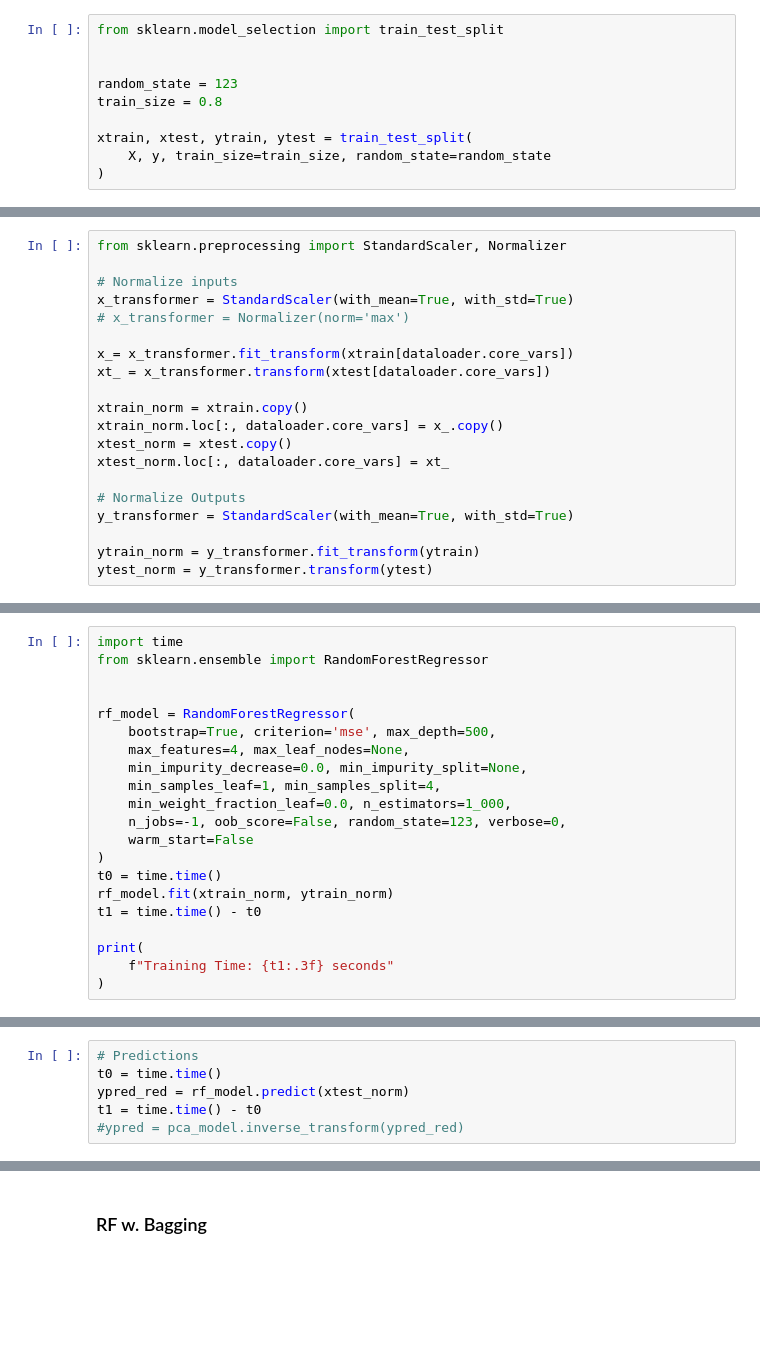
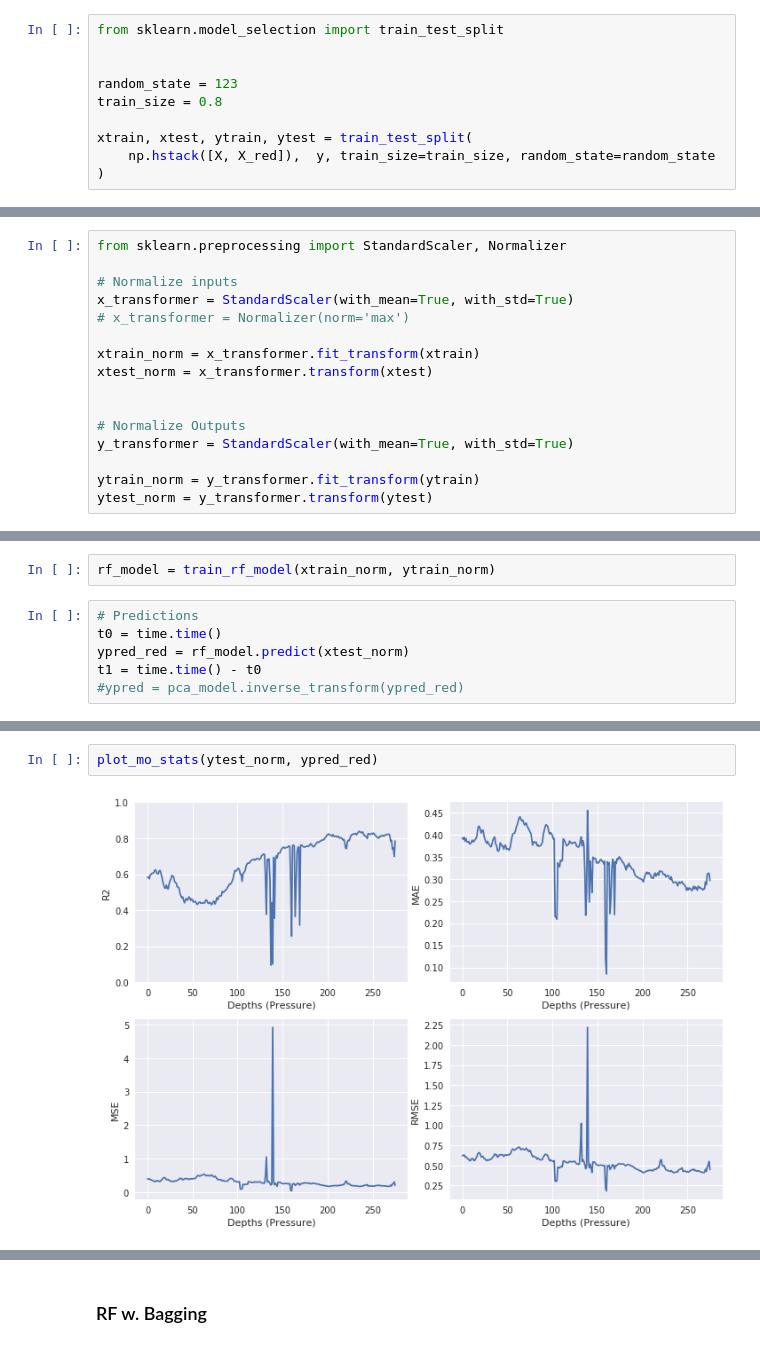
Before and after one commit to IPL-UV/ml4ocean, a Jupyter notebook: notebooks/3_models/1_control_baseline.ipynb, the cells around one changed output, grey strips where cells are left out. Drawn from its saved outputs; the diff is of its cells as text; blank space fills up the shorter version.

```diff
--- a/notebooks/3_models/1_control_baseline.ipynb
+++ b/notebooks/3_models/1_control_baseline.ipynb
@@ -97,7 +124,7 @@ random_state = 123
 train_size = 0.8
 
 xtrain, xtest, ytrain, ytest = train_test_split(
-    X, y, train_size=train_size, random_state=random_state
+    np.hstack([X, X_red]),  y, train_size=train_size, random_state=random_state
 )
 # %% [markdown]
 ### Step VI - Normalize Data
@@ -108,13 +135,9 @@ from sklearn.preprocessing import StandardScaler, Normalizer
 x_transformer = StandardScaler(with_mean=True, with_std=True)
 # x_transformer = Normalizer(norm='max')
 
-x_= x_transformer.fit_transform(xtrain[dataloader.core_vars])
-xt_ = x_transformer.transform(xtest[dataloader.core_vars])
+xtrain_norm = x_transformer.fit_transform(xtrain)
+xtest_norm = x_transformer.transform(xtest)
 
-xtrain_norm = xtrain.copy()
-xtrain_norm.loc[:, dataloader.core_vars] = x_.copy()
-xtest_norm = xtest.copy()
-xtest_norm.loc[:, dataloader.core_vars] = xt_
 
 # Normalize Outputs
 y_transformer = StandardScaler(with_mean=True, with_std=True)
@@ -140,21 +150,0 @@ xtrain_norm.describe()
-# %%
-import time
-from sklearn.ensemble import RandomForestRegressor
-
-
-rf_model = RandomForestRegressor(
-    bootstrap=True, criterion='mse', max_depth=500,
-    max_features=4, max_leaf_nodes=None,
-    min_impurity_decrease=0.0, min_impurity_split=None,
-    min_samples_leaf=1, min_samples_split=4,
-    min_weight_fraction_leaf=0.0, n_estimators=1_000,
-    n_jobs=-1, oob_score=False, random_state=123, verbose=0,
-    warm_start=False
-)
-t0 = time.time()
-rf_model.fit(xtrain_norm, ytrain_norm)
-t1 = time.time() - t0
-
-print(
-    f"Training Time: {t1:.3f} seconds"
-)
@@ -163,3 +151,5 @@ Training Time: 6.434 seconds
+# %%
+rf_model = train_rf_model(xtrain_norm, ytrain_norm)
 # %%
 # Predictions
 t0 = time.time()
@@ -188,0 +178,4 @@ Time: 1.04 seconds
+# %%
+plot_mo_stats(ytest_norm, ypred_red)
+# %% [output]
+[figure, added]
```
Also changed, not shown: parts of 37 cells of this notebook, 4 other files.
